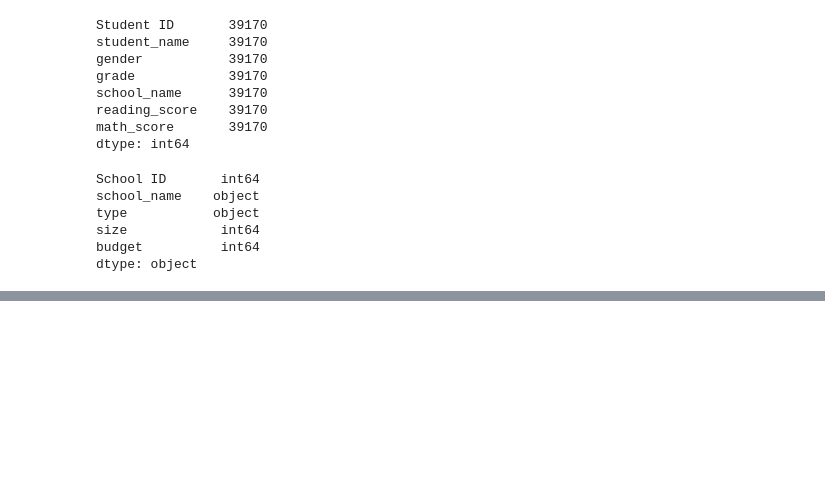
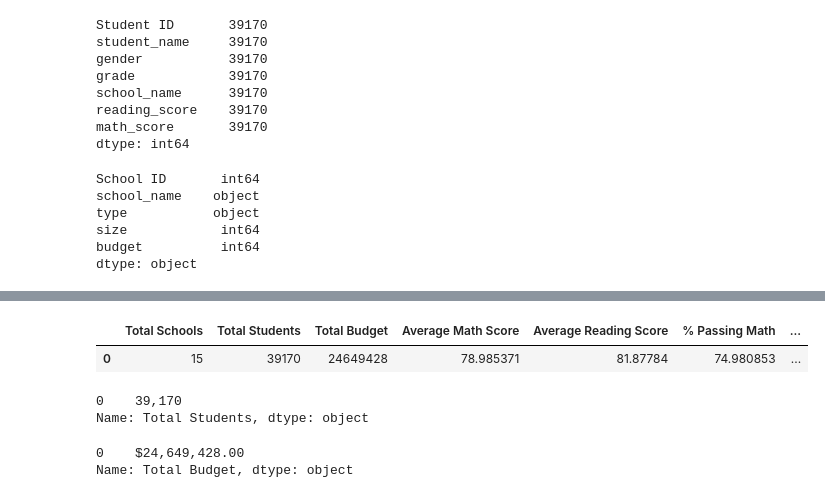
Before and after one commit to reldrid3/School_District_Analysis, a Jupyter notebook: PyCitySchools.ipynb, the cells around one changed output, grey strips where cells are left out. Drawn from its saved outputs; the diff is of its cells as text; code cells hidden in the pictures; blank space fills up the shorter version.

Commit message:
District summary complete.

```diff
--- a/PyCitySchools.ipynb
+++ b/PyCitySchools.ipynb
@@ -160,0 +314,32 @@ for word in prefixes_suffixes:
+# %%
+# Adding a list of values with keys to create a new DataFrame.
+district_summary_df = pd.DataFrame(
+          [{"Total Schools": school_count,
+          "Total Students": student_count,
+          "Total Budget": total_budget,
+          "Average Math Score": average_math_score,
+          "Average Reading Score": average_reading_score,
+          "% Passing Math": passing_math_percentage,
+         "% Passing Reading": passing_reading_percentage,
+        "% Overall Passing": overall_passing_percentage}])
+district_summary_df
+# %% [output]
+|  | Total Schools | Total Students | Total Budget | Average Math Score | Average Reading Score | % Passing Math | ... |
+| 0 | 15 | 39170 | 24649428 | 78.985371 | 81.87784 | 74.980853 | ... |
+# %%
+# Format the "Total Students" to have the comma for a thousands separator.
+district_summary_df["Total Students"] = district_summary_df["Total Students"].map("{:,}".format)
+
+district_summary_df["Total Students"]
+# %% [output]
+0    39,170
+Name: Total Students, dtype: object
+# %%
+# Format "Total Budget" to have the comma for a thousands separator, a decimal separator, and a "$".
+
+district_summary_df["Total Budget"] = district_summary_df["Total Budget"].map("${:,.2f}".format)
+
+district_summary_df["Total Budget"]
+# %% [output]
+0    $24,649,428.00
+Name: Total Budget, dtype: object
```
Also changed, not shown: parts of 21 cells of this notebook, 1 other file.
